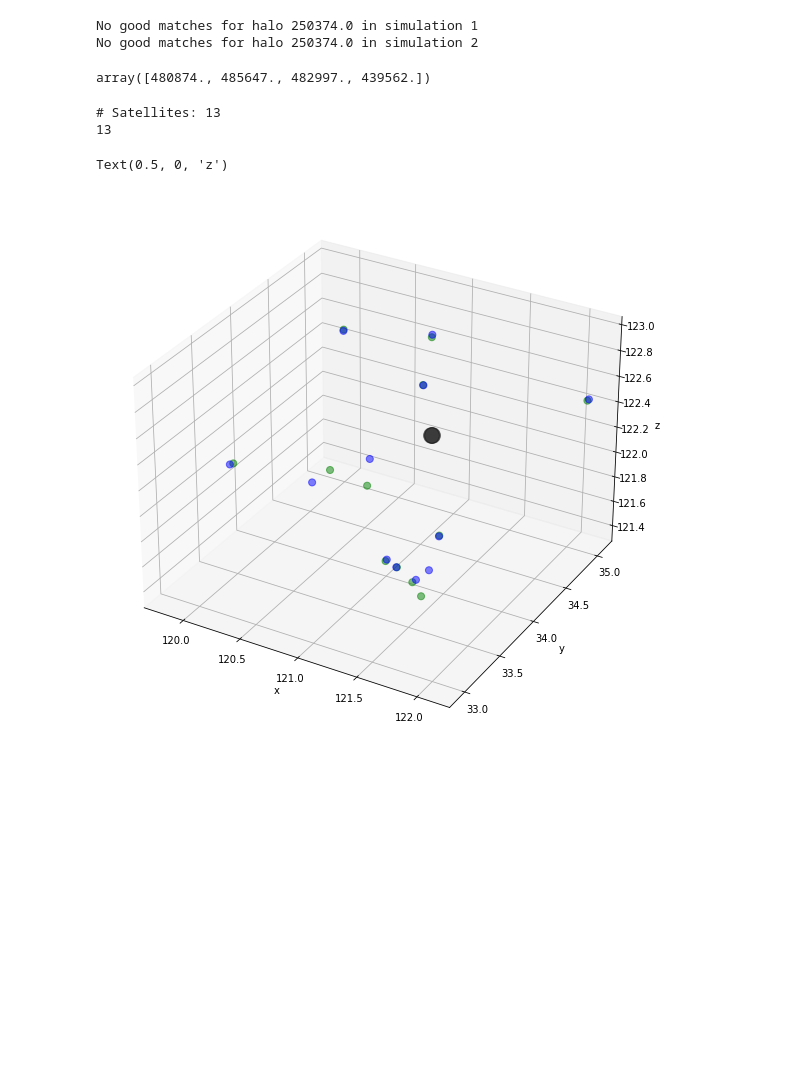
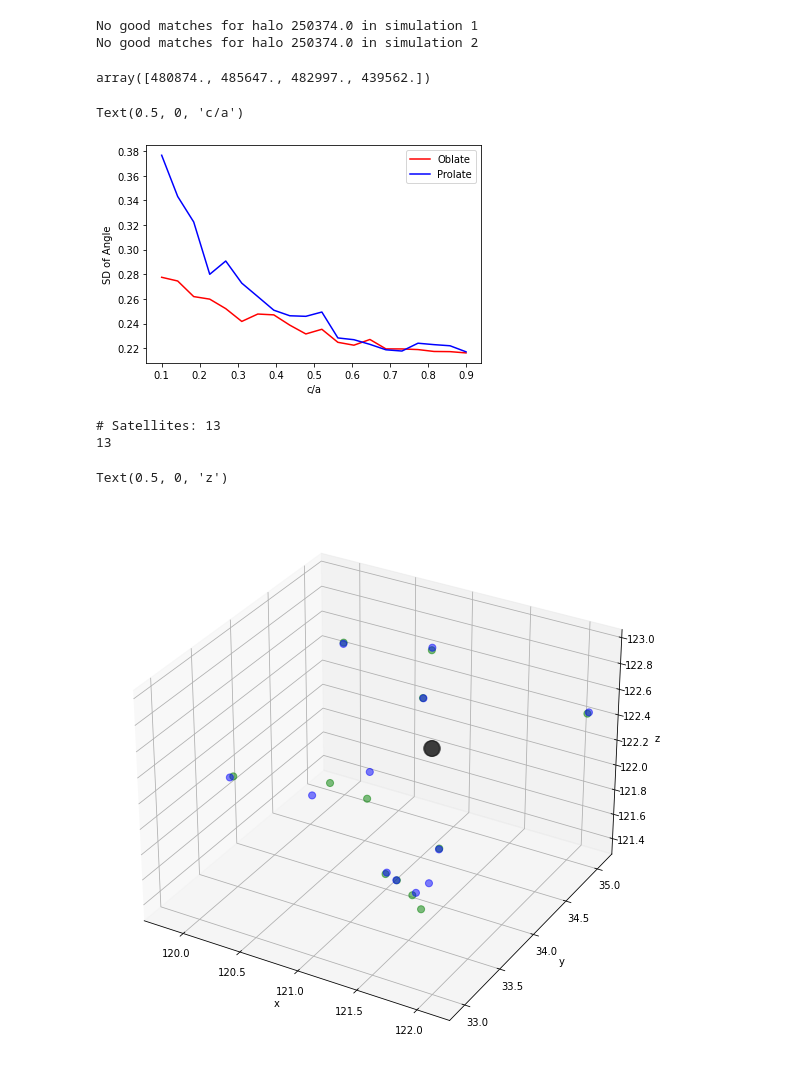
Before and after one commit to Christine8888/satellites, a Jupyter notebook: Satellite Angles.ipynb, the cells around one changed output. Drawn from its saved outputs; the diff is of its cells as text; code cells hidden in the pictures; blank space fills up the shorter version.

```diff
--- a/Satellite Angles.ipynb
+++ b/Satellite Angles.ipynb
@@ -454,3 +483,12 @@ for i in range(len(axis_vals_a)):
+# %%
+plt.plot(vals_ca, np.divide(np.radians(values_prolate_sds),math.pi), c='r',label='Oblate')
+plt.plot(vals_ca, np.divide(np.radians(values_oblate_sds),math.pi), c='b',label='Prolate')
+plt.legend()
+plt.ylabel('SD of Angle')
+plt.xlabel('c/a')
+# %% [output]
+Text(0.5, 0, 'c/a')
+[figure, added]
 # %%
 %matplotlib inline
 fig = plt.figure(figsize=(10,10))
```
Also changed, not shown: parts of 24 cells of this notebook, 1 other file.
